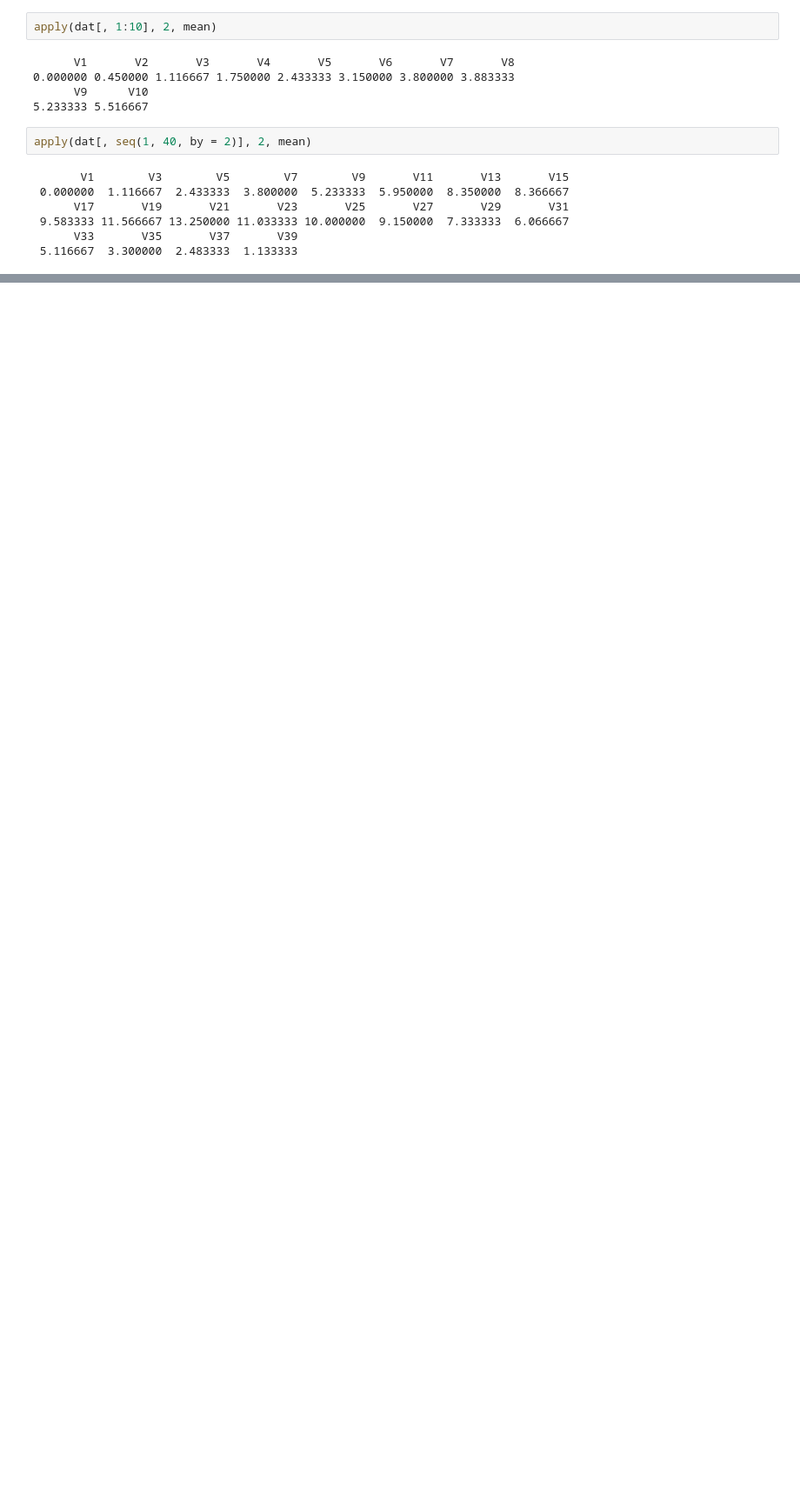
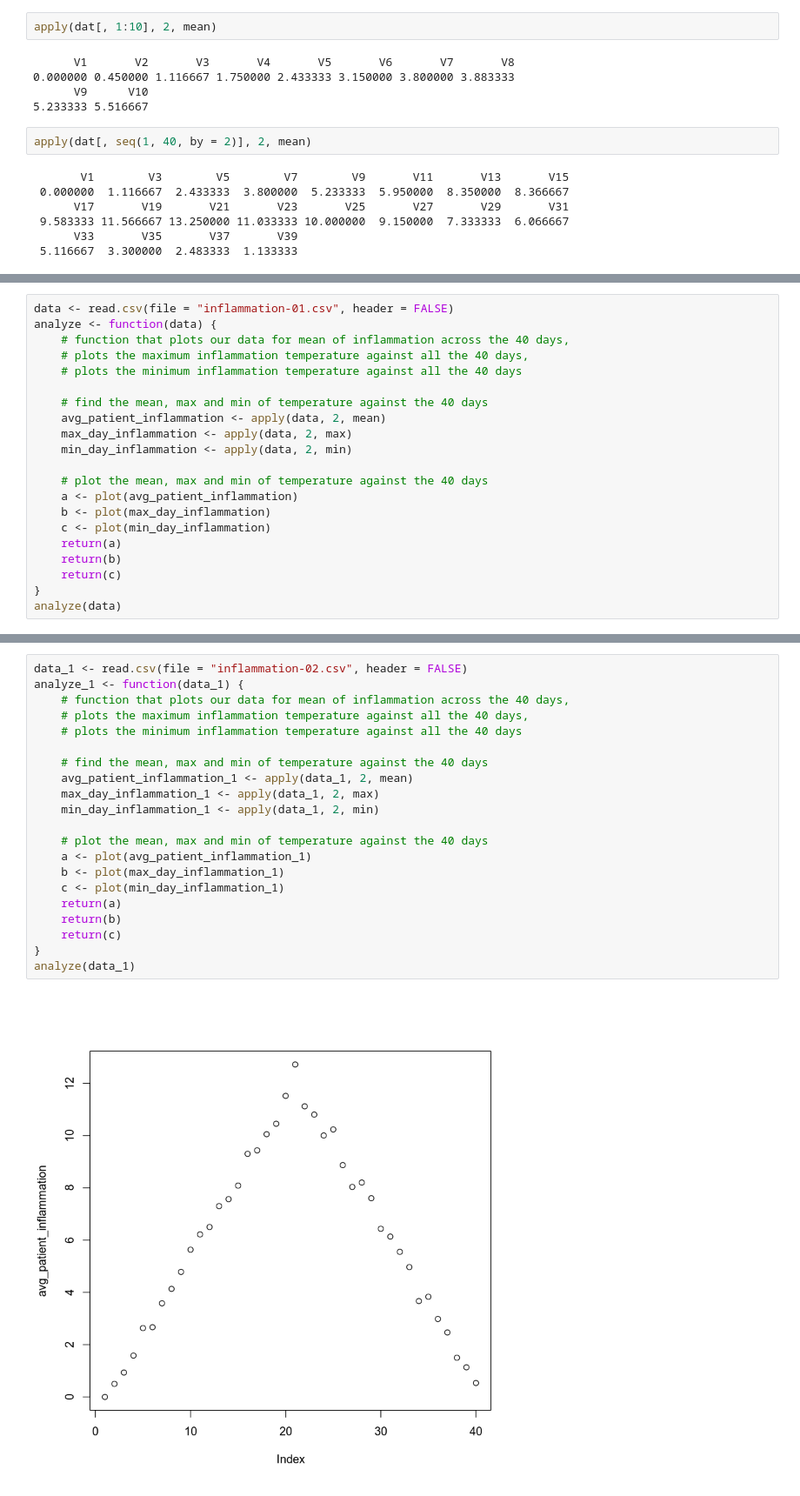
Before and after one commit to BryanAbuchery/Learning-R, a Jupyter notebook: r_novice_inflammation/Programming with R.ipynb, the cells around one changed output, grey strips where cells are left out. Shown: that part at 87% size. Cells and saved outputs as stored; diff of their text form; blank space fills up the shorter version.

```diff
--- a/r_novice_inflammation/Programming with R.ipynb
+++ b/r_novice_inflammation/Programming with R.ipynb
@@ -395,0 +545,21 @@ plot(sd_day_inflammation)
+# %%
+data <- read.csv(file = "inflammation-01.csv", header = FALSE)
+analyze <- function(data) {
+    # function that plots our data for mean of inflammation across the 40 days,
+    # plots the maximum inflammation temperature against all the 40 days,
+    # plots the minimum inflammation temperature against all the 40 days
+
+    # find the mean, max and min of temperature against the 40 days
+    avg_patient_inflammation <- apply(data, 2, mean)
+    max_day_inflammation <- apply(data, 2, max)
+    min_day_inflammation <- apply(data, 2, min)
+
+    # plot the mean, max and min of temperature against the 40 days
+    a <- plot(avg_patient_inflammation)
+    b <- plot(max_day_inflammation)
+    c <- plot(min_day_inflammation)
+    return(a)
+    return(b)
+    return(c)
+}
+analyze(data)
@@ -395,0 +571,23 @@ plot(sd_day_inflammation)
+# %%
+data_1 <- read.csv(file = "inflammation-02.csv", header = FALSE)
+analyze_1 <- function(data_1) {
+    # function that plots our data for mean of inflammation across the 40 days,
+    # plots the maximum inflammation temperature against all the 40 days,
+    # plots the minimum inflammation temperature against all the 40 days
+
+    # find the mean, max and min of temperature against the 40 days
+    avg_patient_inflammation_1 <- apply(data_1, 2, mean)
+    max_day_inflammation_1 <- apply(data_1, 2, max)
+    min_day_inflammation_1 <- apply(data_1, 2, min)
+
+    # plot the mean, max and min of temperature against the 40 days
+    a <- plot(avg_patient_inflammation_1)
+    b <- plot(max_day_inflammation_1)
+    c <- plot(min_day_inflammation_1)
+    return(a)
+    return(b)
+    return(c)
+}
+analyze(data_1)
+# %% [output]
+[figure, added]
```
Also changed, not shown: parts of 26 cells of this notebook.
